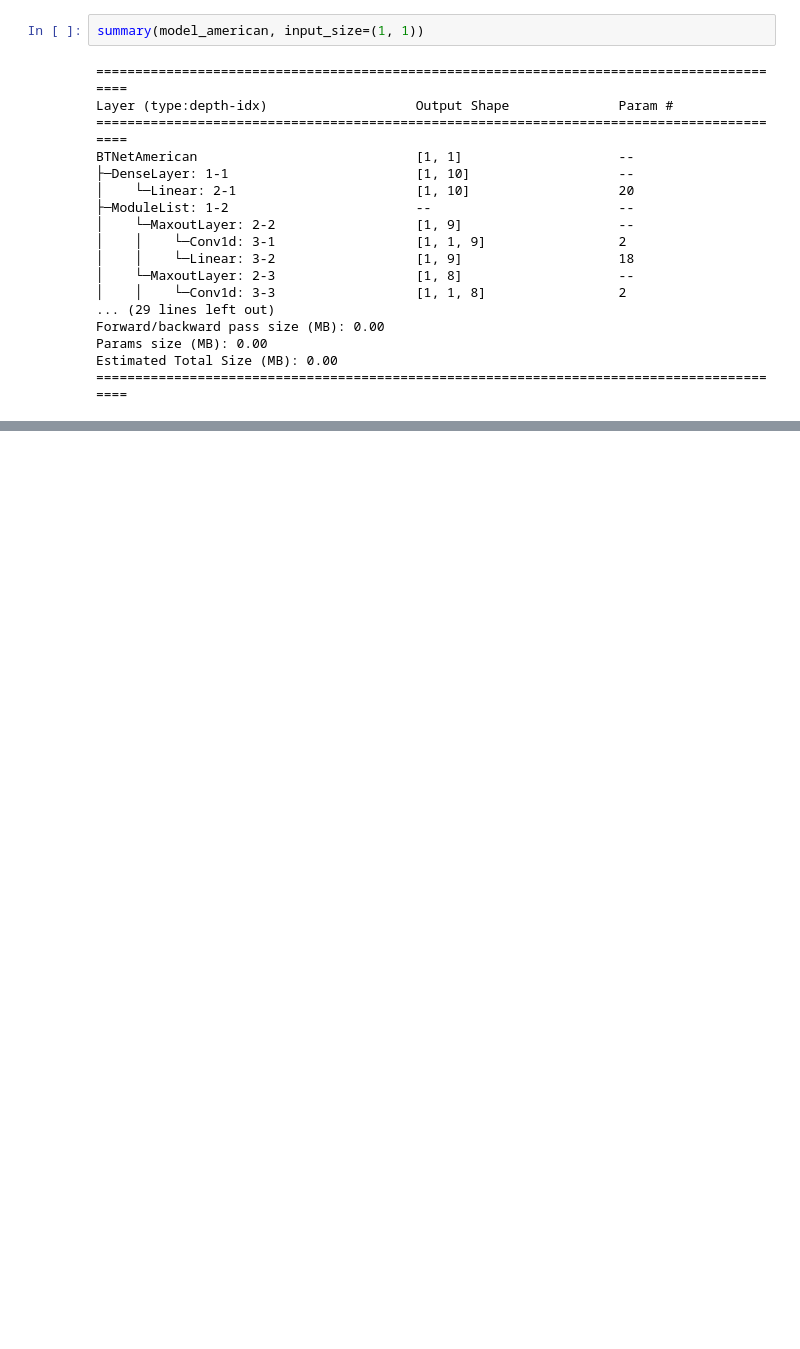
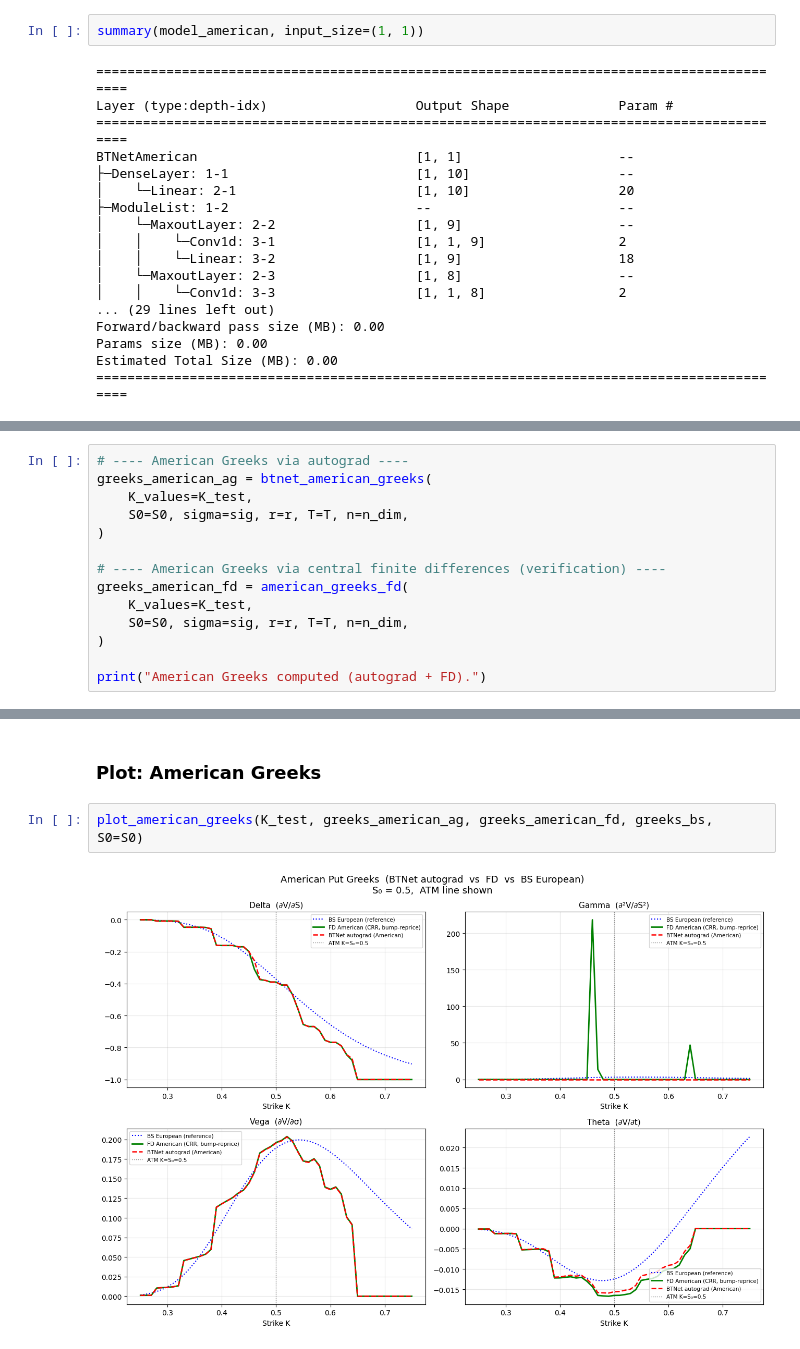
Before and after one commit to wlcmtunknwndth/BTNet-BS, a Jupyter notebook: btnn-bs-torch-v2.ipynb, the cells around one changed output, grey strips where cells are left out. Cells and saved outputs as stored; diff of their text form; blank space fills up the shorter version.

```diff
--- a/btnn-bs-torch-v2.ipynb
+++ b/btnn-bs-torch-v2.ipynb
@@ -416,0 +488,14 @@ ONNXProgram(
+# %%
+# ---- American Greeks via autograd ----
+greeks_american_ag = btnet_american_greeks(
+    K_values=K_test,
+    S0=S0, sigma=sig, r=r, T=T, n=n_dim,
+)
+
+# ---- American Greeks via central finite differences (verification) ----
+greeks_american_fd = american_greeks_fd(
+    K_values=K_test,
+    S0=S0, sigma=sig, r=r, T=T, n=n_dim,
+)
+
+print("American Greeks computed (autograd + FD).")
@@ -416,0 +522,6 @@ ONNXProgram(
+# %% [markdown]
+### Plot: American Greeks
+# %%
+plot_american_greeks(K_test, greeks_american_ag, greeks_american_fd, greeks_bs, S0=S0)
+# %% [output]
+[figure, added]
```
Also changed, not shown: parts of 39 cells of this notebook, 6 other files.
